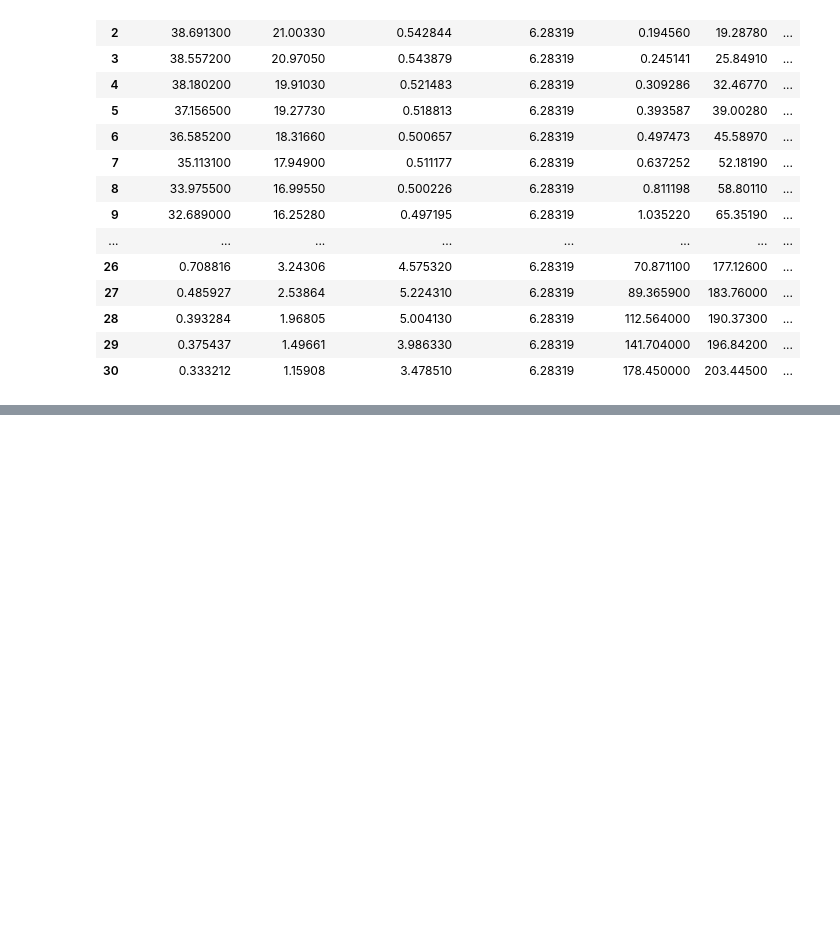
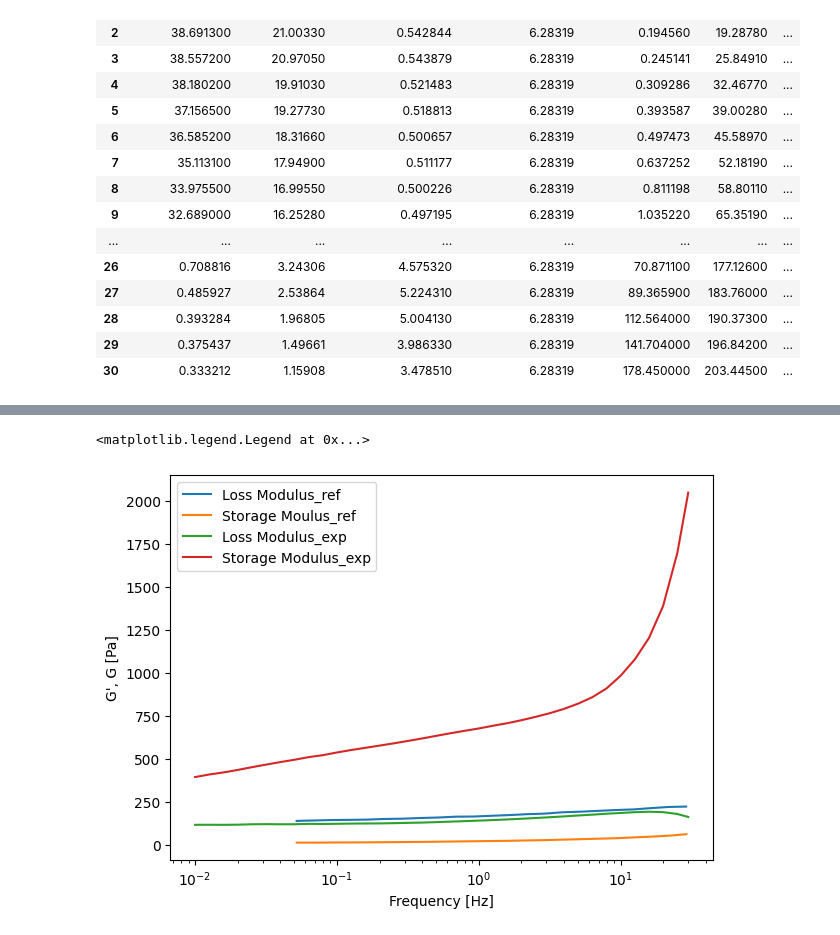
Before and after one commit to Jhko725/NeuralConstitutiveEq.jl, a Jupyter notebook: notebooks/rheometer data/231226_collagen.ipynb, the cells around one changed output, grey strips where cells are left out. Cells and saved outputs as stored; diff of their text form; code cells hidden in the pictures; blank space fills up the shorter version.

```diff
--- a/notebooks/rheometer data/231226_collagen.ipynb
+++ b/notebooks/rheometer data/231226_collagen.ipynb
@@ -73,0 +79,14 @@ ax2.legend()
+# %%
+fig, ax = plt.subplots(1, 1, figsize=(7,5))
+
+ax.plot(freq_L, Lf_ref, label="Loss Modulus_ref")
+ax.plot(freq_S, Sf_ref, label="Storage Moulus_ref")
+ax.plot(freq_exp, Lf_exp, label="Loss Modulus_exp")
+ax.plot(freq_exp, Sf_exp, label="Storage Modulus_exp")
+ax.set_xlabel("Frequency [Hz]")
+ax.set_ylabel("G', G [Pa]")
+ax.set_xscale("log")
+ax.legend()
+# %% [output]
+<matplotlib.legend.Legend at 0x...>
+[figure, added]
```
Also changed, not shown: parts of 5 cells of this notebook, 7 other files.
